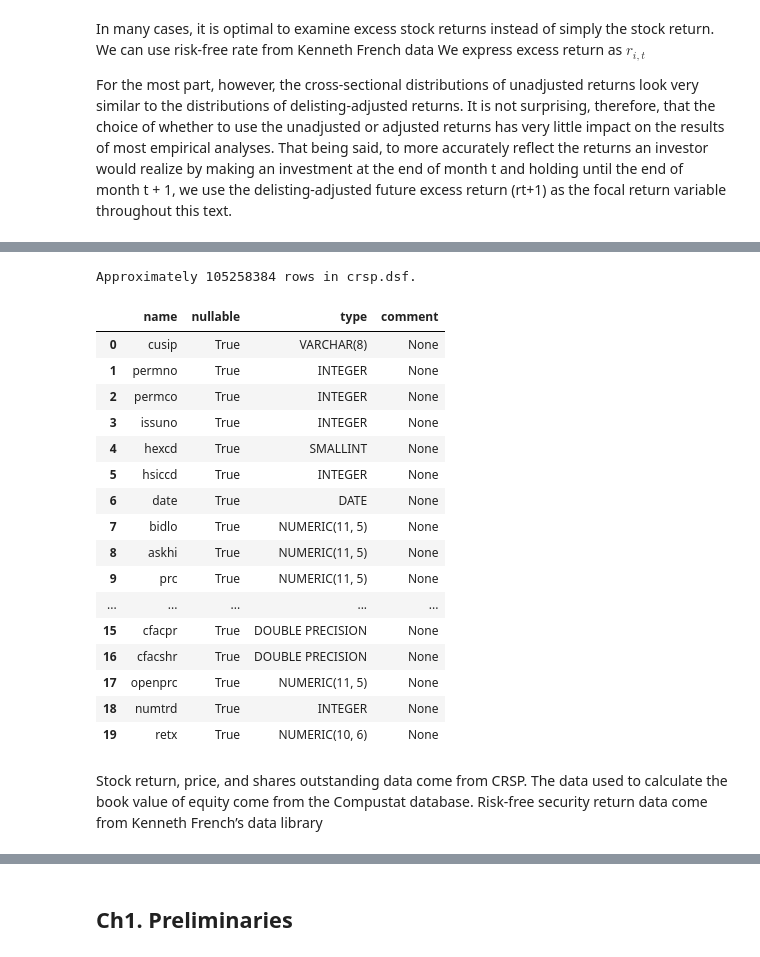
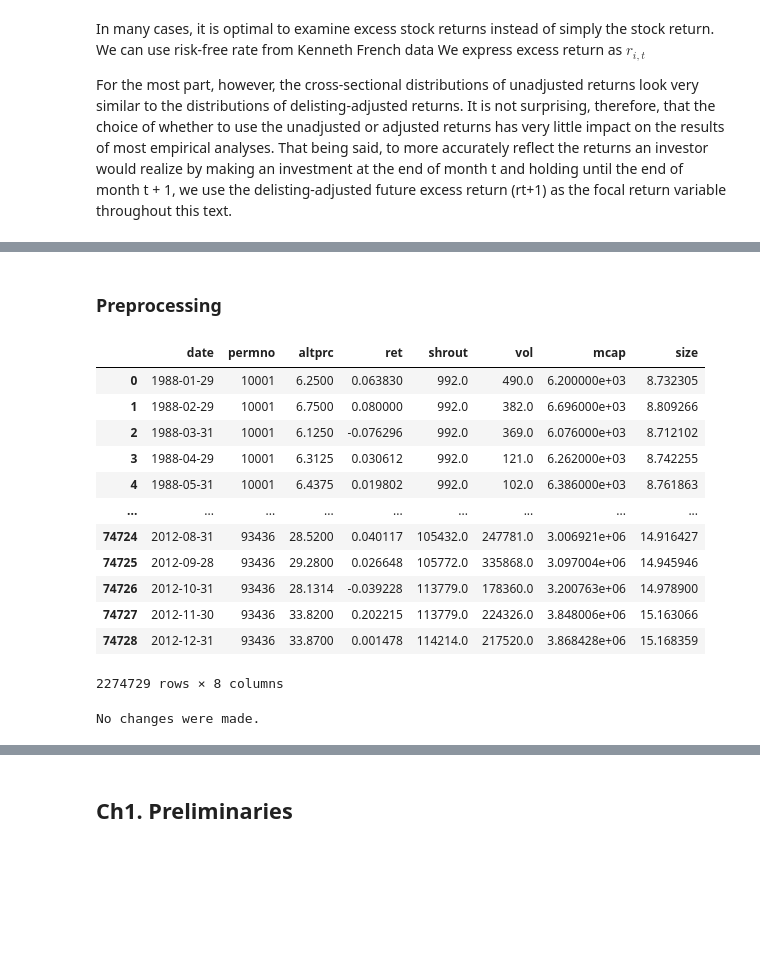
Before and after one commit to NanyeonK/EAP_CSSR_Tutorial, a Jupyter notebook: Compilation.ipynb, the cells around one changed output, grey strips where cells are left out. Drawn from its saved outputs; the diff is of its cells as text; code cells hidden in the pictures; blank space fills up the shorter version.

```diff
--- a/Compilation.ipynb
+++ b/Compilation.ipynb
@@ -147,0 +258,7 @@ For the most part, however, the cross-sectional distributions of unadjusted retu
+# %%
+# Use altprc instead of prc to get the adjusted price
+sql = """SELECT date, permno, altprc, ret, shrout, vol
+        FROM crsp.msf
+        WHERE date between '1988-01-01' and '2012-12-31'
+        """
+crsp_m = db.raw_sql(sql, date_cols=['date'], chunksize=100000)
@@ -148,5 +281,6 @@ For the most part, however, the cross-sectional distributions of unadjusted retu
 # %%
-crsp_m = db.raw_sql("""SELECT date, permno, prc, ret, shrout, vol
-                      FROM crsp.msf
+# There are no altprc in crsp.dsf
+crsp_d = db.raw_sql("""SELECT date, permno, prc, ret, shrout, vol
+                      FROM crsp.dsf
                       WHERE date between '1988-01-01' and '2012-12-31'
                   """)
@@ -187,23 +286,0 @@ RETX(NUMERIC(10,6))       : Holding period return excluding dividends, calculate
-# %%
-# Get the description of the table crsp.msf
-crsp_dsf_desc = db.describe_table(library='crsp', table='dsf')
-crsp_dsf_desc
-# %% [output]
-Approximately 105258384 rows in crsp.dsf.
-|  | name | nullable | type | comment |
-| 0 | cusip | True | VARCHAR(8) | None |
-| 1 | permno | True | INTEGER | None |
-| 2 | permco | True | INTEGER | None |
-| 3 | issuno | True | INTEGER | None |
-| 4 | hexcd | True | SMALLINT | None |
-| 5 | hsiccd | True | INTEGER | None |
-| 6 | date | True | DATE | None |
-| 7 | bidlo | True | NUMERIC(11, 5) | None |
-| 8 | askhi | True | NUMERIC(11, 5) | None |
-| 9 | prc | True | NUMERIC(11, 5) | None |
-| ... | ... | ... | ... | ... |
-| 15 | cfacpr | True | DOUBLE PRECISION | None |
-| 16 | cfacshr | True | DOUBLE PRECISION | None |
-| 17 | openprc | True | NUMERIC(11, 5) | None |
-| 18 | numtrd | True | INTEGER | None |
-| 19 | retx | True | NUMERIC(10, 6) | None |
@@ -214,0 +289,2 @@ crsp_d = db.raw_sql("""SELECT date, permno, prc, ret, shrout, vol
+# %% [markdown]
+### Preprocessing
@@ -215,13 +356,4 @@ crsp_d = db.raw_sql("""SELECT date, permno, prc, ret, shrout, vol
 # %%
-# Edit the data
-crsp_m['date'] = pd.to_datetime(crsp_m['date'])
-crsp_m['prc'] = crsp_m['prc'].abs() # abs(prc) If there is not a close price, the mid price of bid and ask is used with a negative sign. Change them to a positive value.
-crsp_m['mcap'] = np.matmul(crsp_m.prc, crsp_m.shrout) # Market capitalization
-
-crsp_d['date'] = pd.to_datetime(crsp_d['date'])
-crsp_d['prc'] = crsp_d['prc'].abs() # abs(prc) If there is not a close price, the mid price of bid and ask is used with a negative sign. Change them to a positive value.
-crsp_d['mcap'] = np.matmul(crsp_d.prc, crsp_d.shrout) # Market capitalization
+crsp_m['altprc'] = crsp_m['altprc'].abs() # abs(prc) If there is not a close price, the mid price of bid and ask is used with a negative sign. Change them to a positive value.
+crsp_m['mcap'] = crsp_m.altprc * crsp_m.shrout # Market capitalization
+crsp_m['size'] = np.log(crsp_m['mcap']) # Size is the log of market capitalization
-# %% [markdown]
-Stock return, price, and shares outstanding data come from CRSP. The
-data used to calculate the book value of equity come from the Compustat database.
-Risk-free security return data come from Kenneth French’s data library
@@ -229,0 +360,20 @@ Risk-free security return data come from Kenneth French’s data library
+# %%
+crsp_m
+# %% [output]
+|  | date | permno | altprc | ret | shrout | vol | mcap | size |
+| 0 | 1988-01-29 | 10001 | 6.2500 | 0.063830 | 992.0 | 490.0 | 6.200000e+03 | 8.732305 |
+| 1 | 1988-02-29 | 10001 | 6.7500 | 0.080000 | 992.0 | 382.0 | 6.696000e+03 | 8.809266 |
+| 2 | 1988-03-31 | 10001 | 6.1250 | -0.076296 | 992.0 | 369.0 | 6.076000e+03 | 8.712102 |
+| 3 | 1988-04-29 | 10001 | 6.3125 | 0.030612 | 992.0 | 121.0 | 6.262000e+03 | 8.742255 |
+| 4 | 1988-05-31 | 10001 | 6.4375 | 0.019802 | 992.0 | 102.0 | 6.386000e+03 | 8.761863 |
+| ... | ... | ... | ... | ... | ... | ... | ... | ... |
+| 74724 | 2012-08-31 | 93436 | 28.5200 | 0.040117 | 105432.0 | 247781.0 | 3.006921e+06 | 14.916427 |
+| 74725 | 2012-09-28 | 93436 | 29.2800 | 0.026648 | 105772.0 | 335868.0 | 3.097004e+06 | 14.945946 |
+| 74726 | 2012-10-31 | 93436 | 28.1314 | -0.039228 | 113779.0 | 178360.0 | 3.200763e+06 | 14.978900 |
+| 74727 | 2012-11-30 | 93436 | 33.8200 | 0.202215 | 113779.0 | 224326.0 | 3.848006e+06 | 15.163066 |
+| 74728 | 2012-12-31 | 93436 | 33.8700 | 0.001478 | 114214.0 | 217520.0 | 3.868428e+06 | 15.168359 |
+2274729 rows × 8 columns
+# %%
+crsp_m = convert_types(crsp_m)
+# %% [output]
+No changes were made.
```
Also changed, not shown: parts of 49 cells of this notebook, 2 other files.
